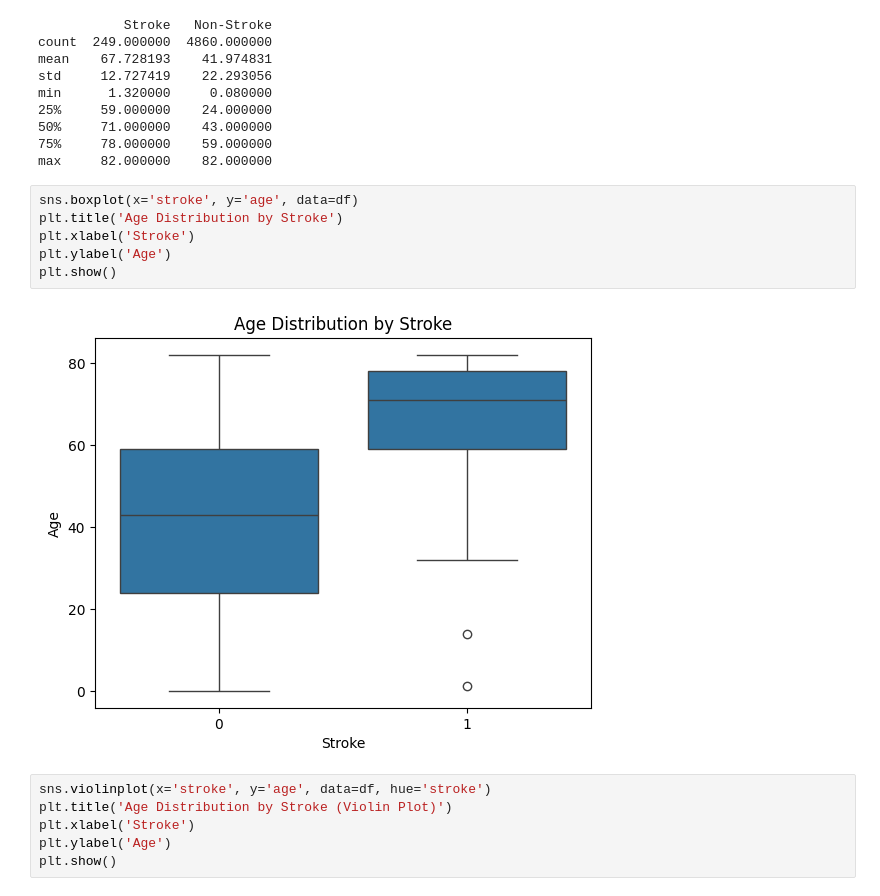
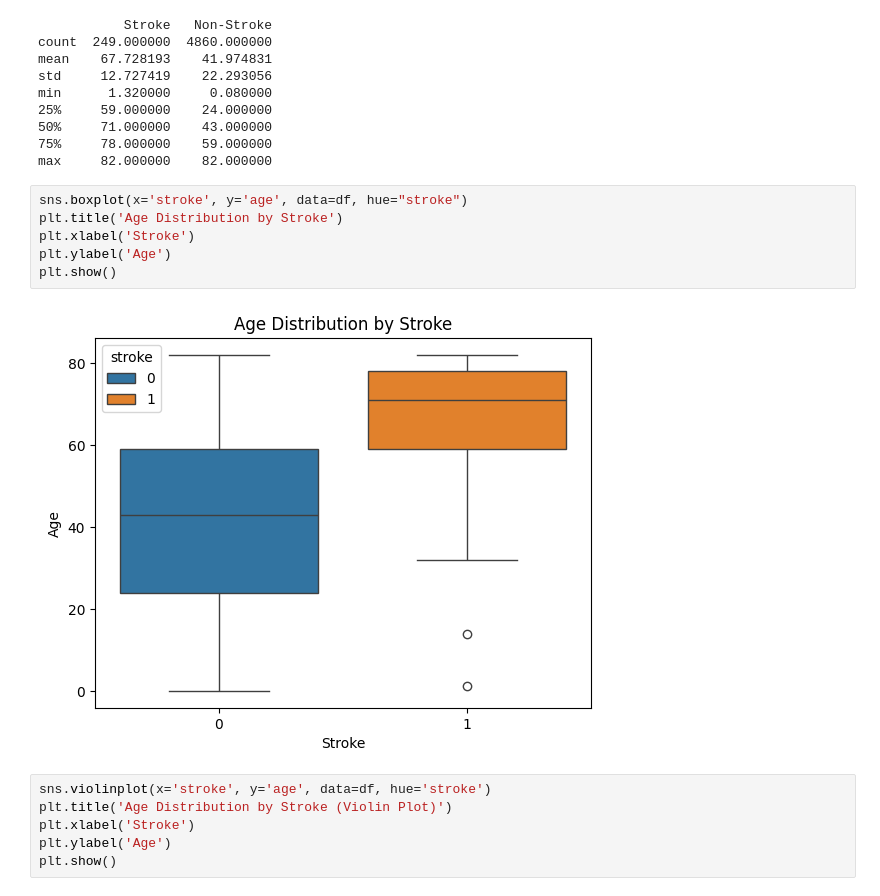
Before and after one commit to KejiaRuan/ECE-225A-Project-Brain-Stroke-Analysis-and-Prediction, a Jupyter notebook: data_analysis.ipynb, the cells around one changed output. Cells and saved outputs as stored; diff of their text form.

Commit message:
Complete data analysis and visualization

```diff
--- a/data_analysis.ipynb
+++ b/data_analysis.ipynb
@@ -315,13 +315,13 @@ min      1.320000     0.080000
 75%     78.000000    59.000000
 max     82.000000    82.000000
 # %%
-sns.boxplot(x='stroke', y='age', data=df)
+sns.boxplot(x='stroke', y='age', data=df, hue="stroke")
 plt.title('Age Distribution by Stroke')
 plt.xlabel('Stroke')
 plt.ylabel('Age')
 plt.show()
 # %% [output]
-[figure, old version]
+[figure, new version]
 # %%
 sns.violinplot(x='stroke', y='age', data=df, hue='stroke')
 plt.title('Age Distribution by Stroke (Violin Plot)')
```
Also changed, not shown: parts of 45 cells of this notebook.
